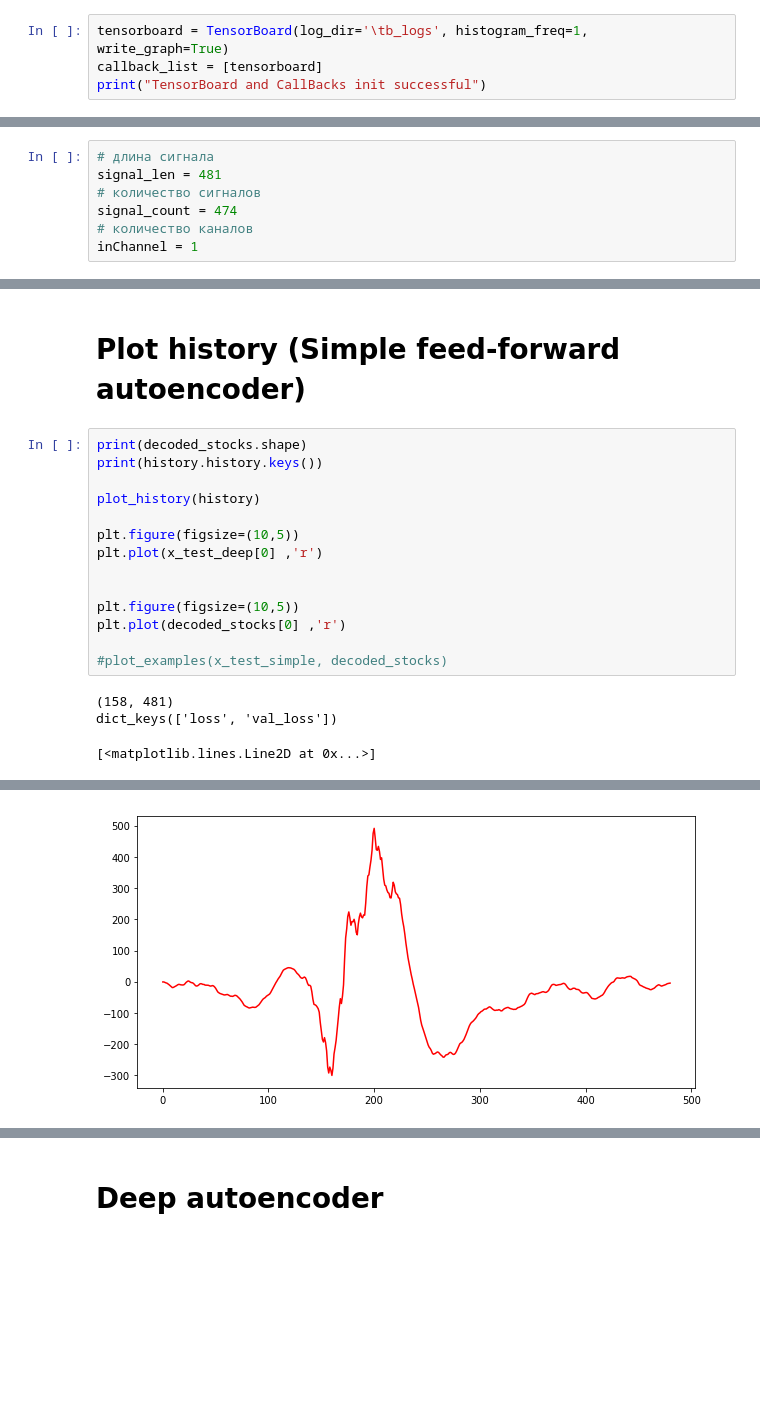
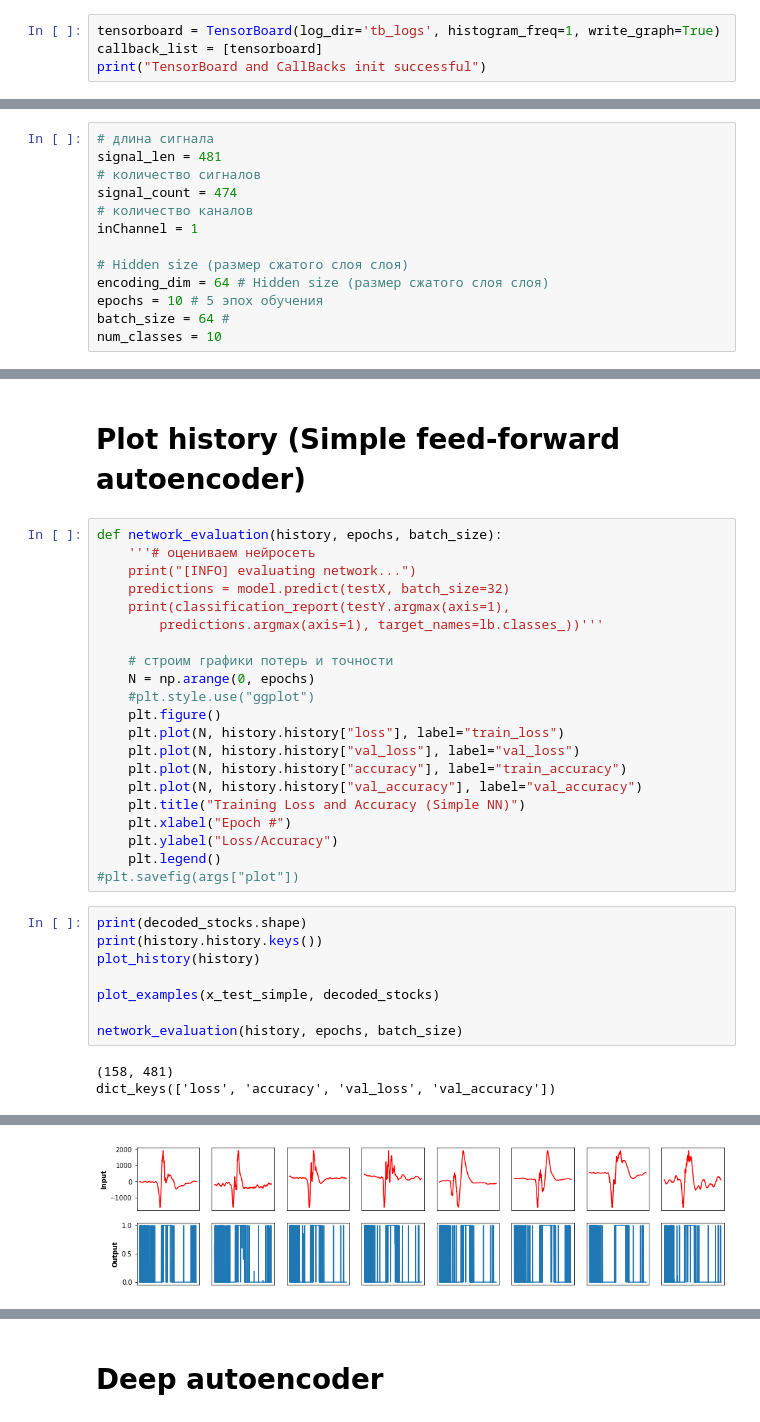
Before and after one commit to RF-Lab/emg_platform, a Jupyter notebook: source/python/1d_autoencoder/1dcnn_autoEncoder_EMG_2.ipynb, the cells around one changed output, grey strips where cells are left out. Saved outputs shown, nothing was run; the diff lists cells and outputs as text; blank space fills up the shorter version.

```diff
--- a/source/python/1d_autoencoder/1dcnn_autoEncoder_EMG_2.ipynb
+++ b/source/python/1d_autoencoder/1dcnn_autoEncoder_EMG_2.ipynb
@@ -40,7 +44,7 @@ from sklearn.model_selection import train_test_split
 # %% [markdown]
 # TensorBoard and CallBacks
 # %%
-tensorboard = TensorBoard(log_dir='\tb_logs', histogram_freq=1, write_graph=True)
+tensorboard = TensorBoard(log_dir='tb_logs', histogram_freq=1, write_graph=True)
 callback_list = [tensorboard]
 print("TensorBoard and CallBacks init successful")
 # %% [output]
@@ -181,6 +206,12 @@ signal_len = 481
 signal_count = 474
 # количество каналов
 inChannel = 1
+
+# Hidden size (размер сжатого слоя слоя)
+encoding_dim = 64 # Hidden size (размер сжатого слоя слоя)
+epochs = 10 # 5 эпох обучения
+batch_size = 64 #
+num_classes = 10
 # %% [markdown]
 # Simple feed-forward autoencoder
 # %%
@@ -232,20 +278,34 @@ Epoch 100/100
 # %% [markdown]
 # Plot history (Simple feed-forward autoencoder)
+# %%
+def network_evaluation(history, epochs, batch_size):
+    '''# оцениваем нейросеть
+    print("[INFO] evaluating network...")
+    predictions = model.predict(testX, batch_size=32)
+    print(classification_report(testY.argmax(axis=1),
+        predictions.argmax(axis=1), target_names=lb.classes_))'''
+
+    # строим графики потерь и точности
+    N = np.arange(0, epochs)
+    #plt.style.use("ggplot")
+    plt.figure()
+    plt.plot(N, history.history["loss"], label="train_loss")
+    plt.plot(N, history.history["val_loss"], label="val_loss")
+    plt.plot(N, history.history["accuracy"], label="train_accuracy")
+    plt.plot(N, history.history["val_accuracy"], label="val_accuracy")
+    plt.title("Training Loss and Accuracy (Simple NN)")
+    plt.xlabel("Epoch #")
+    plt.ylabel("Loss/Accuracy")
+    plt.legend()
+#plt.savefig(args["plot"])
 # %%
 print(decoded_stocks.shape)
 print(history.history.keys())
-
 plot_history(history)
 
-plt.figure(figsize=(10,5))
-plt.plot(x_test_deep[0] ,'r')
+plot_examples(x_test_simple, decoded_stocks)
 
-
-plt.figure(figsize=(10,5))
-plt.plot(decoded_stocks[0] ,'r')
-
-#plot_examples(x_test_simple, decoded_stocks)
+network_evaluation(history, epochs, batch_size)
 # %% [output]
 (158, 481)
-dict_keys(['loss', 'val_loss'])
+dict_keys(['loss', 'accuracy', 'val_loss', 'val_accuracy'])
-[<matplotlib.lines.Line2D at 0x...>]
@@ -253 +313 @@ dict_keys(['loss', 'val_loss'])
-[figure, old version]
+[figure, new version]
```
Also changed, not shown: parts of 21 cells of this notebook.
